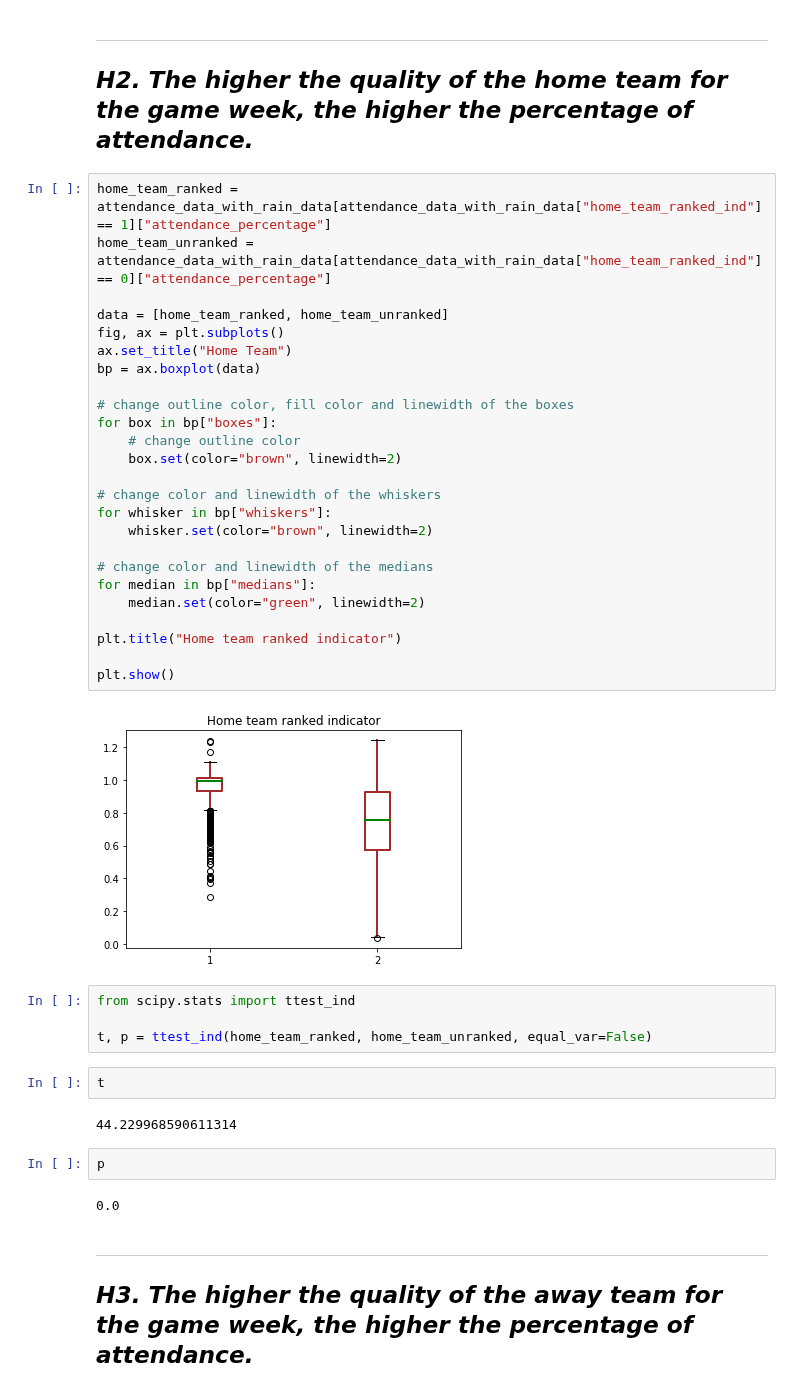
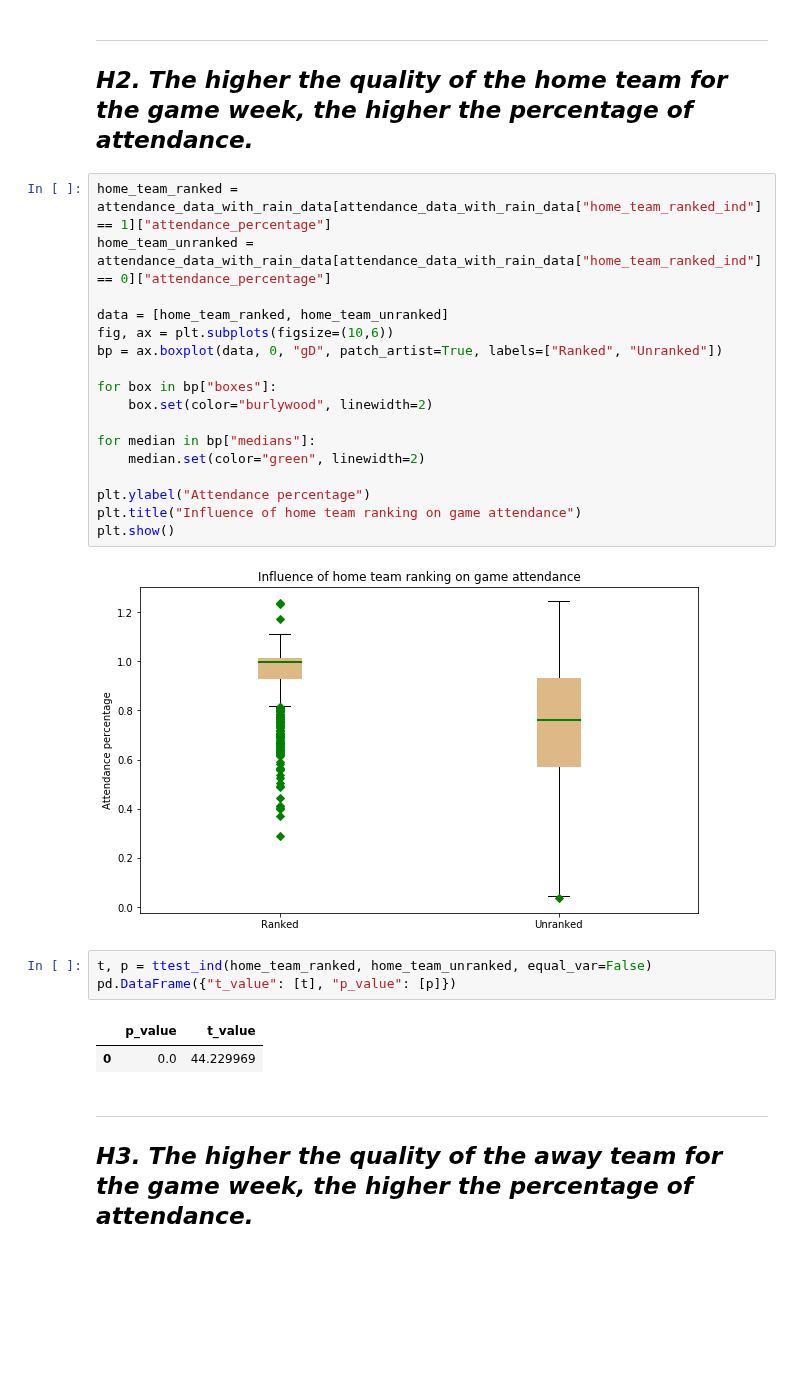
Before and after one commit to TaraWilson17/data512, a Jupyter notebook: final_project/data_analysis.ipynb, the cells around one changed output. Cells and saved outputs as stored; diff of their text form; blank space fills up the shorter version.

Commit message:
Formats box plots and p-values

```diff
--- a/final_project/data_analysis.ipynb
+++ b/final_project/data_analysis.ipynb
@@ -74,42 +65,28 @@ smallest_stadiums[["name", "capacity", "average_attendance_percentage"]]
 # %%
 home_team_ranked = attendance_data_with_rain_data[attendance_data_with_rain_data["home_team_ranked_ind"] == 1]["attendance_percentage"]
 home_team_unranked = attendance_data_with_rain_data[attendance_data_with_rain_data["home_team_ranked_ind"] == 0]["attendance_percentage"]
 
 data = [home_team_ranked, home_team_unranked]
-fig, ax = plt.subplots()
-ax.set_title("Home Team")
-bp = ax.boxplot(data)
+fig, ax = plt.subplots(figsize=(10,6))
+bp = ax.boxplot(data, 0, "gD", patch_artist=True, labels=["Ranked", "Unranked"])
 
-# change outline color, fill color and linewidth of the boxes
 for box in bp["boxes"]:
-    # change outline color
-    box.set(color="brown", linewidth=2)
+    box.set(color="burlywood", linewidth=2)
 
-# change color and linewidth of the whiskers
-for whisker in bp["whiskers"]:
-    whisker.set(color="brown", linewidth=2)
-
-# change color and linewidth of the medians
 for median in bp["medians"]:
     median.set(color="green", linewidth=2)
 
-plt.title("Home team ranked indicator")
-
+plt.ylabel("Attendance percentage")
+plt.title("Influence of home team ranking on game attendance")
 plt.show()
 # %% [output]
-[figure, old version]
+[figure, new version]
 # %%
-from scipy.stats import ttest_ind
-
 t, p = ttest_ind(home_team_ranked, home_team_unranked, equal_var=False)
+pd.DataFrame({"t_value": [t], "p_value": [p]})
+# %% [output]
+|  | p_value | t_value |
+| 0 | 0.0 | 44.229969 |
-# %%
-t
-# %% [output]
-44.229968590611314
-# %%
-p
-# %% [output]
-0.0
 # %% [markdown]
 --------------------
 ## *H3. The higher the quality of the away team for the game week, the higher the percentage of attendance.*
```
Also changed, not shown: parts of 15 cells of this notebook.
